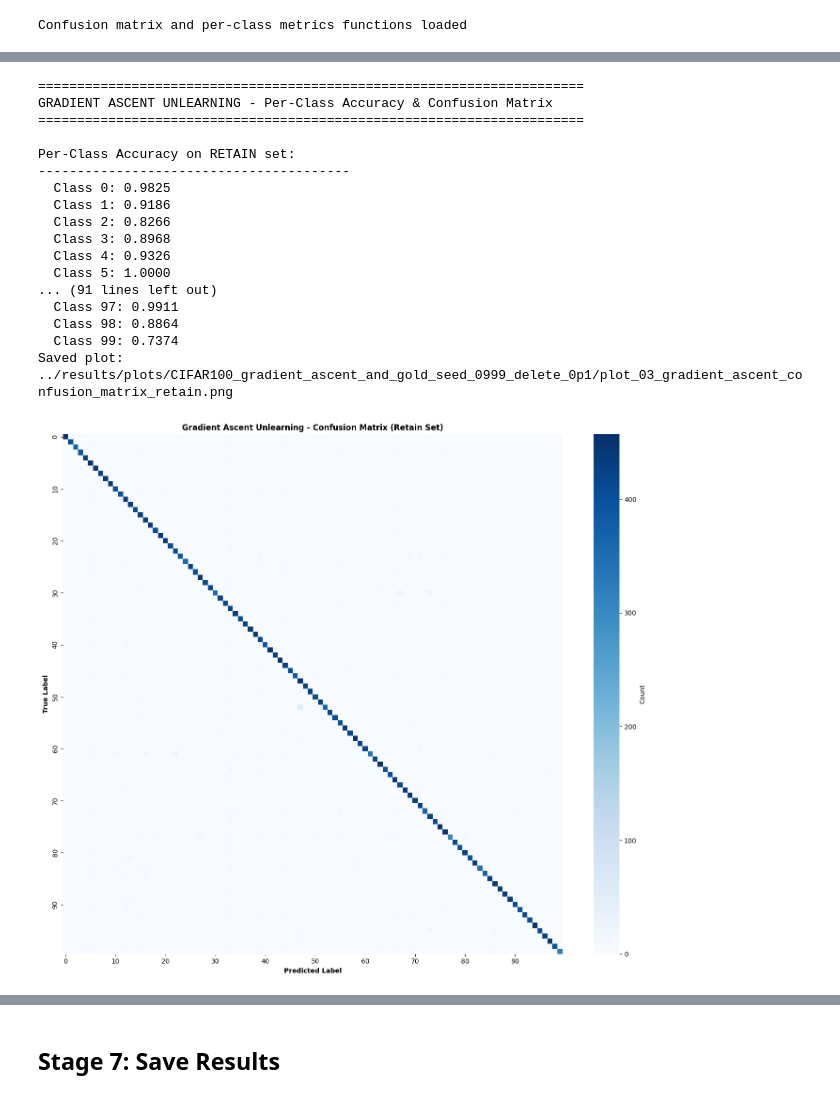
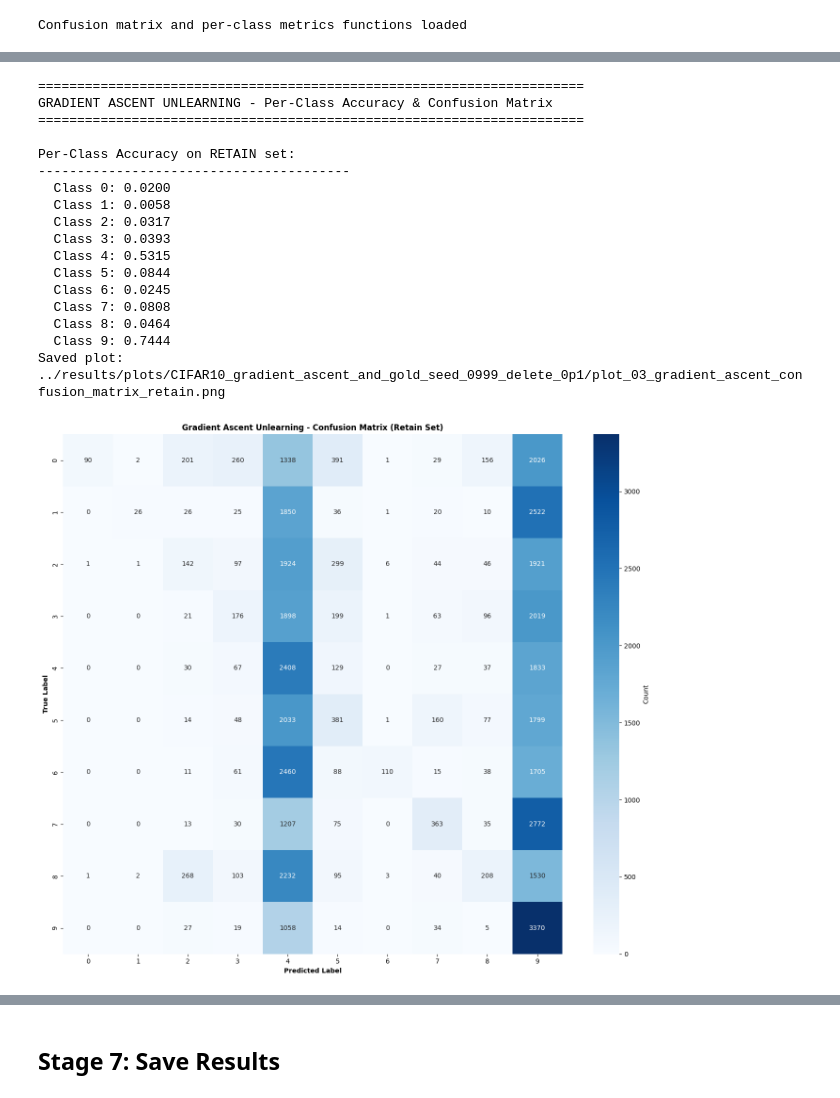
Before and after one commit to NinaAbeyratne/MU-Practice, a Jupyter notebook: notebooks/gradient_ascent_and_gold_model.ipynb, the cells around one changed output, grey strips where cells are left out. Drawn from its saved outputs; the diff is of its cells as text; code cells hidden in the pictures.

```diff
--- a/notebooks/gradient_ascent_and_gold_model.ipynb
+++ b/notebooks/gradient_ascent_and_gold_model.ipynb
@@ -114,8 +117,10 @@ transform = transforms.Compose([
 
 # CIFAR-100 loading
 print(f"Loading {DATASET_TAG} dataset...")
-train_dataset = datasets.CIFAR100(root='./data', train=True, download=True, transform=transform)
-test_dataset = datasets.CIFAR100(root='./data', train=False, download=True, transform=transform)
+train_dataset = datasets.CIFAR10(root='./data', train=True, download=True, transform=transform)
+test_dataset = datasets.CIFAR10(root='./data', train=False, download=True, transform=transform)
+# train_dataset = datasets.CIFAR100(root='./data', train=True, download=True, transform=transform)
+# test_dataset = datasets.CIFAR100(root='./data', train=False, download=True, transform=transform)
 
 print(f"Full training data:      {len(train_dataset)}")
 print(f"Holdout test data:       {len(test_dataset)}")
@@ -139,8 +144,10 @@ class SimpleCNN(nn.Module):
             nn.Flatten(),
             # nn.Linear(5408, 10),     # Original for MNIST with 28x28 input
             # CIFAR-10 input 32x32 -> conv(3x3) gives 30x30 -> pool gives 15x15; 32*15*15 = 7200
-            # nn.Linear(7200, 10),
-            nn.Linear(7200, 100), # Changed 10 to 100 for CIFAR-100 (100 classes instead of 10
+            nn.Linear(7200, NUM_CLASSES),
+            # CIFAR-100 has 100 classes instead of 10
+            # nn.Linear(7200, 100),
+            # Changed 10 to 100 for CIFAR-100 (100 classes instead of 10
         )
 
     def forward(self, x):
@@ -707,7 +715,8 @@ baseline_cm, baseline_per_class, _, _ = compute_confusion_matrix_and_per_class_m
 # Display per-class accuracy
 print("\nPer-Class Accuracy on RETAIN set:")
 print("-" * 40)
-for digit in range(100):
+# for digit in range(100):
+for digit in range(10):
     acc = baseline_per_class[digit]
     if acc is not None:
         print(f"  Class {digit}: {acc:.4f}")
@@ -749,7 +758,8 @@ exact_cm, exact_per_class, _, _ = compute_confusion_matrix_and_per_class_metrics
 # Display per-class accuracy
 print("\nPer-Class Accuracy on RETAIN set:")
 print("-" * 40)
-for digit in range(100):
+# for digit in range(100):
+for digit in range(10):
     acc = exact_per_class[digit]
     if acc is not None:
         print(f"  Class {digit}: {acc:.4f}")
@@ -782,45 +792,46 @@ Saved plot: ../results/plots/CIFAR100_gradient_ascent_and_gold_seed_0999_delete_
 # %%
 print("\n" + "="*70)
 print("GRADIENT ASCENT UNLEARNING - Per-Class Accuracy & Confusion Matrix")
 print("="*70)
 
 approx_cm, approx_per_class, _, _ = compute_confusion_matrix_and_per_class_metrics(
     approx_model, retain_loader, device
 )
 
 # Display per-class accuracy
 print("\nPer-Class Accuracy on RETAIN set:")
 print("-" * 40)
-for digit in range(100):
+# for digit in range(100):
+for digit in range(10):
     acc = approx_per_class[digit]
     if acc is not None:
         print(f"  Class {digit}: {acc:.4f}")
 
 # Visualize confusion matrix
 fig, ax = plt.subplots(figsize=(14, 12))
 plot_confusion_matrix(approx_cm, "Gradient Ascent Unlearning - Confusion Matrix (Retain Set)", ax=ax)
 plt.tight_layout()
 save_plot(fig, "plot_03_gradient_ascent_confusion_matrix_retain.png")
 plt.show()
 # %% [output]
 ======================================================================
 GRADIENT ASCENT UNLEARNING - Per-Class Accuracy & Confusion Matrix
 ======================================================================
 
 Per-Class Accuracy on RETAIN set:
 ----------------------------------------
-  Class 0: 0.9825
-  Class 1: 0.9186
-  Class 2: 0.8266
-  Class 3: 0.8968
-  Class 4: 0.9326
-  Class 5: 1.0000
-... (91 lines left out)
-  Class 97: 0.9911
-  Class 98: 0.8864
-  Class 99: 0.7374
-Saved plot: ../results/plots/CIFAR100_gradient_ascent_and_gold_seed_0999_delete_0p1/plot_03_gradient_ascent_confusion_matrix_retain.png
+  Class 0: 0.0200
+  Class 1: 0.0058
+  Class 2: 0.0317
+  Class 3: 0.0393
+  Class 4: 0.5315
+  Class 5: 0.0844
+  Class 6: 0.0245
+  Class 7: 0.0808
+  Class 8: 0.0464
+  Class 9: 0.7444
+Saved plot: ../results/plots/CIFAR10_gradient_ascent_and_gold_seed_0999_delete_0p1/plot_03_gradient_ascent_confusion_matrix_retain.png
-[figure, old version]
+[figure, new version]
 # %%
 print("\n" + "="*70)
 print("PER-CLASS ACCURACY COMPARISON (RETAIN SET)")
```
Also changed, not shown: parts of 21 cells of this notebook, 31 other files.
